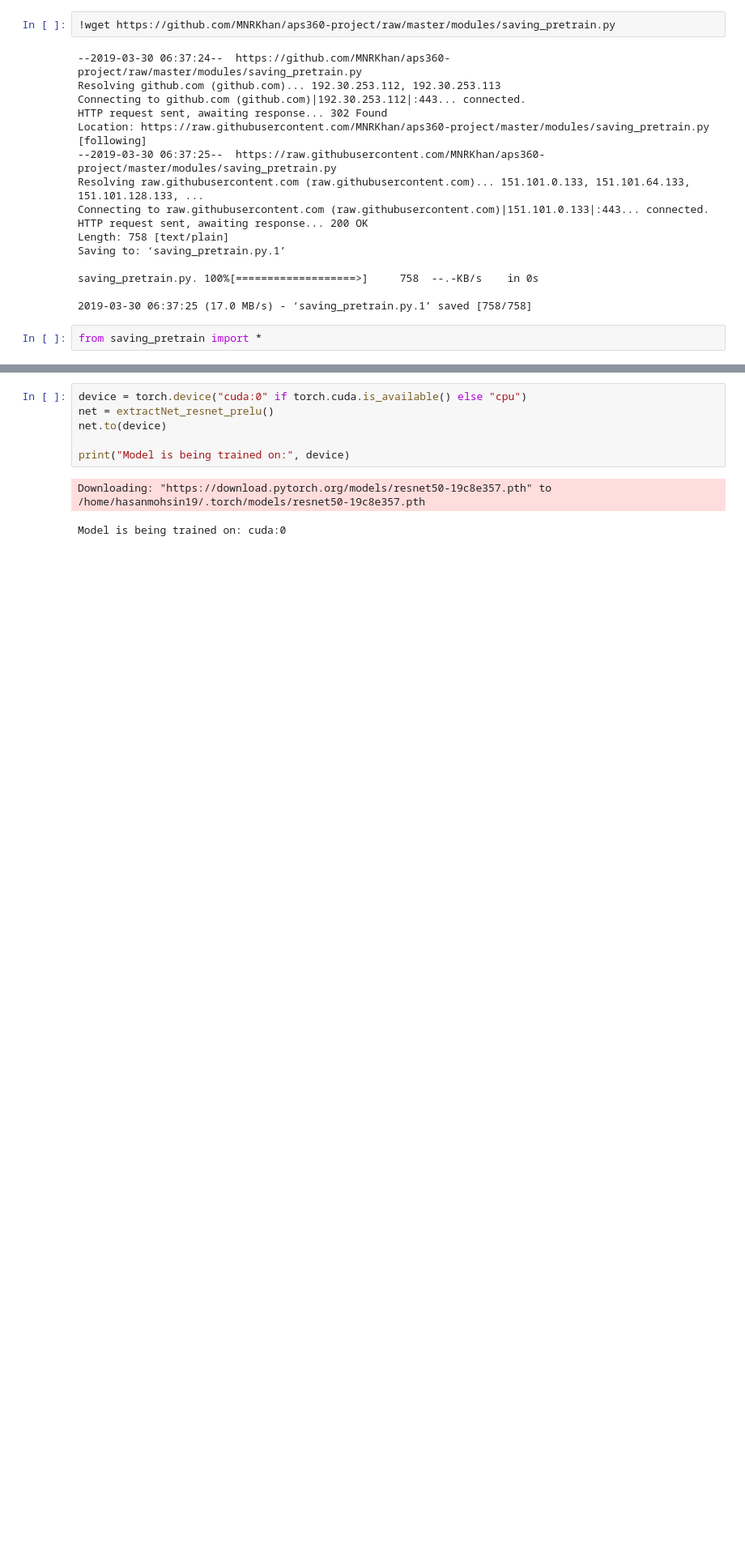
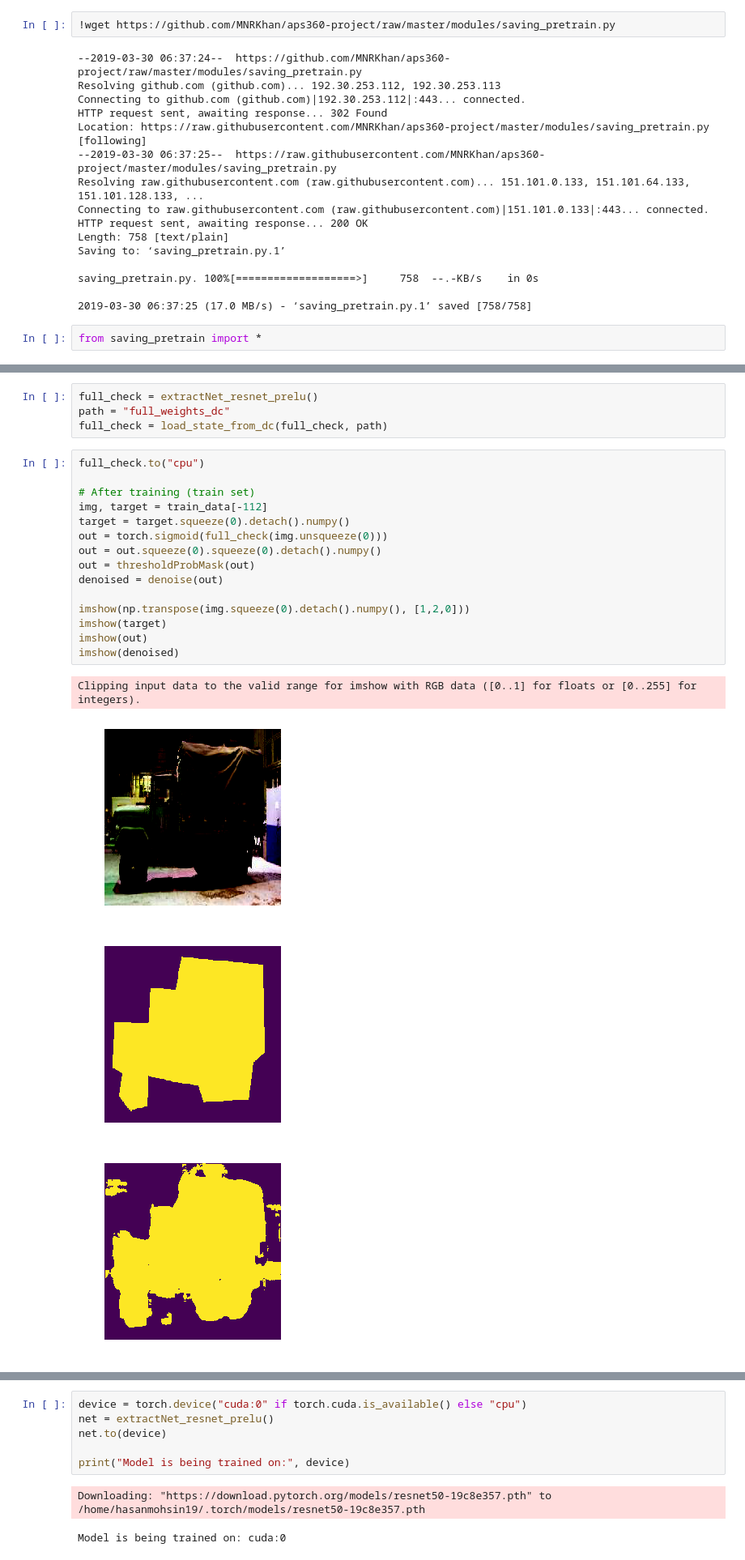
Before and after one commit to MNRKhan/aps360-project, a Jupyter notebook: trained/model_resnet/train_resnet_cloud.ipynb, the cells around one changed output, grey strips where cells are left out. Shown at 81% size. Cells and saved outputs as stored; diff of their text form; blank space fills up the shorter version.

```diff
--- a/trained/model_resnet/train_resnet_cloud.ipynb
+++ b/trained/model_resnet/train_resnet_cloud.ipynb
@@ -220,0 +227,24 @@ torch.save(my_state, "full_weights_dc")
+# %%
+full_check = extractNet_resnet_prelu()
+path = "full_weights_dc"
+full_check = load_state_from_dc(full_check, path)
+# %%
+full_check.to("cpu")
+
+# After training (train set)
+img, target = train_data[-112]
+target = target.squeeze(0).detach().numpy()
+out = torch.sigmoid(full_check(img.unsqueeze(0)))
+out = out.squeeze(0).squeeze(0).detach().numpy()
+out = thresholdProbMask(out)
+denoised = denoise(out)
+
+imshow(np.transpose(img.squeeze(0).detach().numpy(), [1,2,0]))
+imshow(target)
+imshow(out)
+imshow(denoised)
+# %% [output]
+Clipping input data to the valid range for imshow with RGB data ([0..1] for floats or [0..255] for integers).
+[figure, added]
+[figure, added]
+[figure, added]
```
Also changed, not shown: parts of 10 cells of this notebook.
